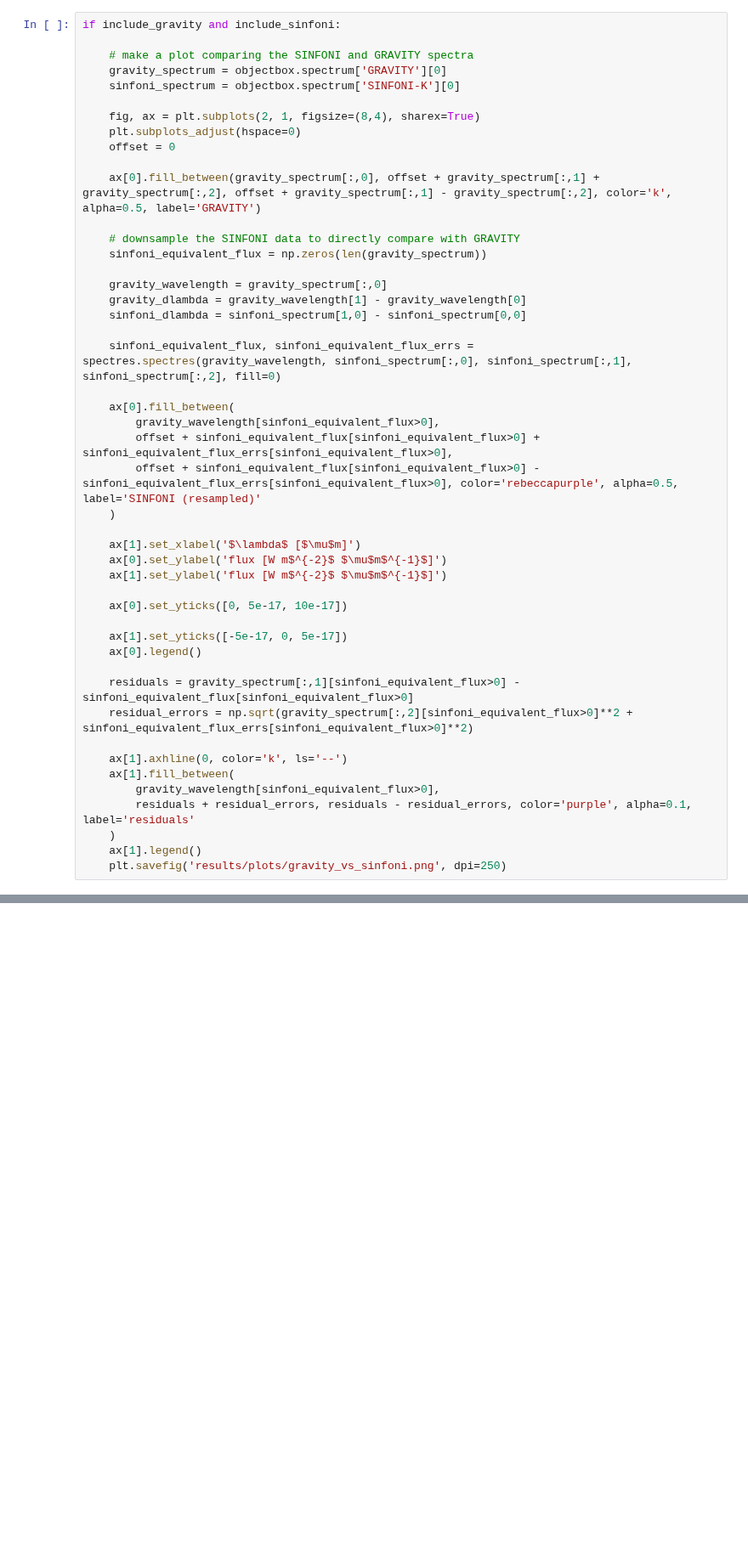
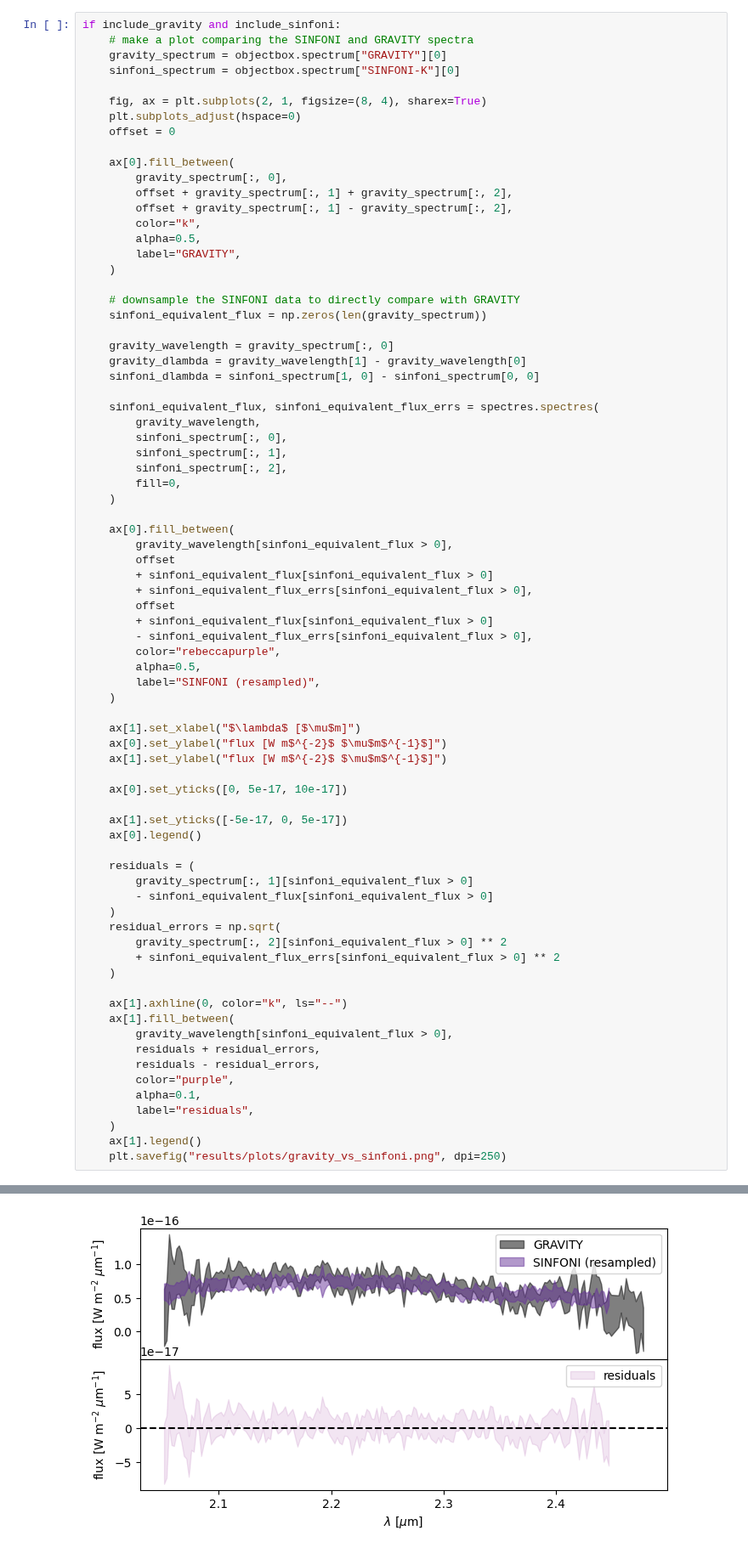
Before and after one commit to sblunt/hip65426, a Jupyter notebook: spectrum_plotting.ipynb, the cells around one changed output, grey strips where cells are left out. Shown at 85% size. Saved outputs shown, nothing was run; the diff lists cells and outputs as text; blank space fills up the shorter version.

```diff
--- a/spectrum_plotting.ipynb
+++ b/spectrum_plotting.ipynb
@@ -136,48 +164,78 @@ Adding object: HIP 65426 b
 Getting object: HIP 65426 b... [DONE]
 # %%
 if include_gravity and include_sinfoni:
+    # make a plot comparing the SINFONI and GRAVITY spectra
+    gravity_spectrum = objectbox.spectrum["GRAVITY"][0]
+    sinfoni_spectrum = objectbox.spectrum["SINFONI-K"][0]
 
-    # make a plot comparing the SINFONI and GRAVITY spectra
-    gravity_spectrum = objectbox.spectrum['GRAVITY'][0]
-    sinfoni_spectrum = objectbox.spectrum['SINFONI-K'][0]
-
-    fig, ax = plt.subplots(2, 1, figsize=(8,4), sharex=True)
+    fig, ax = plt.subplots(2, 1, figsize=(8, 4), sharex=True)
     plt.subplots_adjust(hspace=0)
     offset = 0
 
-    ax[0].fill_between(gravity_spectrum[:,0], offset + gravity_spectrum[:,1] + gravity_spectrum[:,2], offset + gravity_spectrum[:,1] - gravity_spectrum[:,2], color='k', alpha=0.5, label='GRAVITY')
+    ax[0].fill_between(
+        gravity_spectrum[:, 0],
+        offset + gravity_spectrum[:, 1] + gravity_spectrum[:, 2],
+        offset + gravity_spectrum[:, 1] - gravity_spectrum[:, 2],
+        color="k",
+        alpha=0.5,
+        label="GRAVITY",
+    )
 
     # downsample the SINFONI data to directly compare with GRAVITY
     sinfoni_equivalent_flux = np.zeros(len(gravity_spectrum))
 
-    gravity_wavelength = gravity_spectrum[:,0]
+    gravity_wavelength = gravity_spectrum[:, 0]
     gravity_dlambda = gravity_wavelength[1] - gravity_wavelength[0]
-    sinfoni_dlambda = sinfoni_spectrum[1,0] - sinfoni_spectrum[0,0]
+    sinfoni_dlambda = sinfoni_spectrum[1, 0] - sinfoni_spectrum[0, 0]
 
-    sinfoni_equivalent_flux, sinfoni_equivalent_flux_errs = spectres.spectres(gravity_wavelength, sinfoni_spectrum[:,0], sinfoni_spectrum[:,1], sinfoni_spectrum[:,2], fill=0)
+    sinfoni_equivalent_flux, sinfoni_equivalent_flux_errs = spectres.spectres(
+        gravity_wavelength,
+        sinfoni_spectrum[:, 0],
+        sinfoni_spectrum[:, 1],
+        sinfoni_spectrum[:, 2],
+        fill=0,
+    )
 
     ax[0].fill_between(
-        gravity_wavelength[sinfoni_equivalent_flux>0],
-        offset + sinfoni_equivalent_flux[sinfoni_equivalent_flux>0] + sinfoni_equivalent_flux_errs[sinfoni_equivalent_flux>0],
-        offset + sinfoni_equivalent_flux[sinfoni_equivalent_flux>0] - sinfoni_equivalent_flux_errs[sinfoni_equivalent_flux>0], color='rebeccapurple', alpha=0.5, label='SINFONI (resampled)'
+        gravity_wavelength[sinfoni_equivalent_flux > 0],
+        offset
+        + sinfoni_equivalent_flux[sinfoni_equivalent_flux > 0]
+        + sinfoni_equivalent_flux_errs[sinfoni_equivalent_flux > 0],
+        offset
+        + sinfoni_equivalent_flux[sinfoni_equivalent_flux > 0]
+        - sinfoni_equivalent_flux_errs[sinfoni_equivalent_flux > 0],
+        color="rebeccapurple",
+        alpha=0.5,
+        label="SINFONI (resampled)",
     )
 
-    ax[1].set_xlabel('$\lambda$ [$\mu$m]')
-    ax[0].set_ylabel('flux [W m$^{-2}$ $\mu$m$^{-1}$]')
-    ax[1].set_ylabel('flux [W m$^{-2}$ $\mu$m$^{-1}$]')
+    ax[1].set_xlabel("$\lambda$ [$\mu$m]")
+    ax[0].set_ylabel("flux [W m$^{-2}$ $\mu$m$^{-1}$]")
+    ax[1].set_ylabel("flux [W m$^{-2}$ $\mu$m$^{-1}$]")
 
     ax[0].set_yticks([0, 5e-17, 10e-17])
 
     ax[1].set_yticks([-5e-17, 0, 5e-17])
     ax[0].legend()
 
-    residuals = gravity_spectrum[:,1][sinfoni_equivalent_flux>0] - sinfoni_equivalent_flux[sinfoni_equivalent_flux>0]
-    residual_errors = np.sqrt(gravity_spectrum[:,2][sinfoni_equivalent_flux>0]**2 + sinfoni_equivalent_flux_errs[sinfoni_equivalent_flux>0]**2)
+    residuals = (
+        gravity_spectrum[:, 1][sinfoni_equivalent_flux > 0]
+        - sinfoni_equivalent_flux[sinfoni_equivalent_flux > 0]
+    )
+    residual_errors = np.sqrt(
+        gravity_spectrum[:, 2][sinfoni_equivalent_flux > 0] ** 2
+        + sinfoni_equivalent_flux_errs[sinfoni_equivalent_flux > 0] ** 2
+    )
 
-    ax[1].axhline(0, color='k', ls='--')
+    ax[1].axhline(0, color="k", ls="--")
     ax[1].fill_between(
-        gravity_wavelength[sinfoni_equivalent_flux>0],
-        residuals + residual_errors, residuals - residual_errors, color='purple', alpha=0.1, label='residuals'
+        gravity_wavelength[sinfoni_equivalent_flux > 0],
+        residuals + residual_errors,
+        residuals - residual_errors,
+        color="purple",
+        alpha=0.1,
+        label="residuals",
     )
     ax[1].legend()
-    plt.savefig('results/plots/gravity_vs_sinfoni.png', dpi=250)
+    plt.savefig("results/plots/gravity_vs_sinfoni.png", dpi=250)
+# %% [output]
@@ -184,2 +243,3 @@ if include_gravity and include_sinfoni:
+[figure, added]
 # %%
 database.add_object(
```
Also changed, not shown: parts of 18 cells of this notebook, 2 other files.
